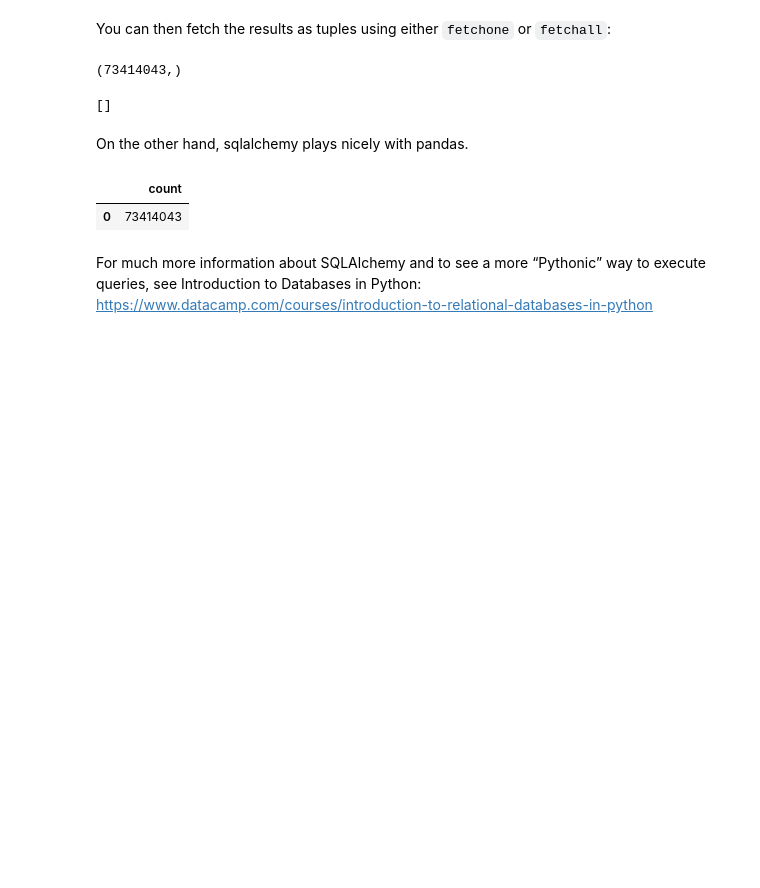
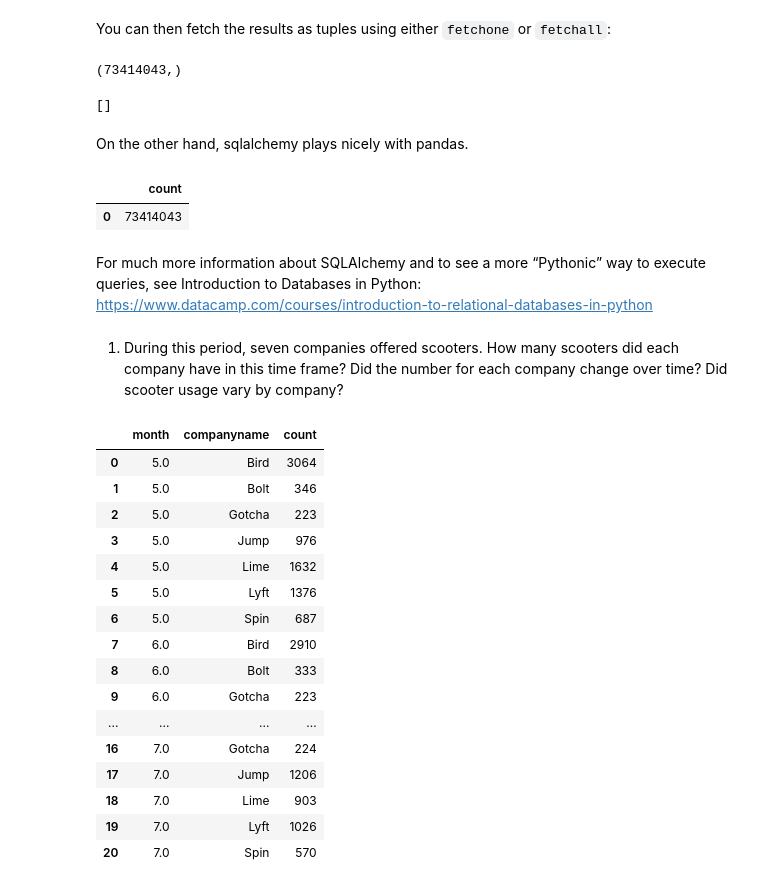
Before and after one commit to NSS-Data-Analytics-Cohort-8/scooter-partner1-whenhugocallsuspythonistas, a Jupyter notebook: notebooks/workingnotebook.ipynb, the cells around one changed output. Saved outputs shown, nothing was run; the diff lists cells and outputs as text; code cells hidden in the pictures; blank space fills up the shorter version.

```diff
--- a/notebooks/workingnotebook.ipynb
+++ b/notebooks/workingnotebook.ipynb
@@ -18,3 +23,10 @@ connection_string = f"postgresql://postgres:postgres@localhost:5432/{database_na
 Now, we need to create an engine and use it to connect.
 # %%
 engine = create_engine(connection_string)
+# %%
+# get column info on scooters table
+metadata = MetaData()
+scooters = Table('scooters', metadata, autoload=True, autoload_with=engine)
+print(repr(scooters))
+trips = Table('trips', metadata, autoload=True, autoload_with=engine)
+print(repr(trips));
@@ -58,3 +73,33 @@ lat.head()
 | 0 | 73414043 |
 # %% [markdown]
 For much more information about SQLAlchemy and to see a more “Pythonic” way to execute queries, see Introduction to Databases in Python: https://www.datacamp.com/courses/introduction-to-relational-databases-in-python
+# %% [markdown]
+1. During this period, seven companies offered scooters. How many scooters did each company have in this time frame? Did the number for each company change over time? Did scooter usage vary by company?
+# %%
+num_of_scooters_over_time = '''
+SELECT EXTRACT(MONTH FROM pubdatetime) as month, companyname, COUNT(DISTINCT sumdid)
+FROM scooters
+Group BY month, companyname;
+'''
+result = engine.execute(num_of_scooters_over_time)
+
+count_each_company_time = pd.read_sql(num_of_scooters_over_time, con = engine)
+count_each_company_time
+# %% [output]
+|  | month | companyname | count |
+| 0 | 5.0 | Bird | 3064 |
+| 1 | 5.0 | Bolt | 346 |
+| 2 | 5.0 | Gotcha | 223 |
+| 3 | 5.0 | Jump | 976 |
+| 4 | 5.0 | Lime | 1632 |
+| 5 | 5.0 | Lyft | 1376 |
+| 6 | 5.0 | Spin | 687 |
+| 7 | 6.0 | Bird | 2910 |
+| 8 | 6.0 | Bolt | 333 |
+| 9 | 6.0 | Gotcha | 223 |
+| ... | ... | ... | ... |
+| 16 | 7.0 | Gotcha | 224 |
+| 17 | 7.0 | Jump | 1206 |
+| 18 | 7.0 | Lime | 903 |
+| 19 | 7.0 | Lyft | 1026 |
+| 20 | 7.0 | Spin | 570 |
```
Also changed, not shown: parts of 6 cells of this notebook.
